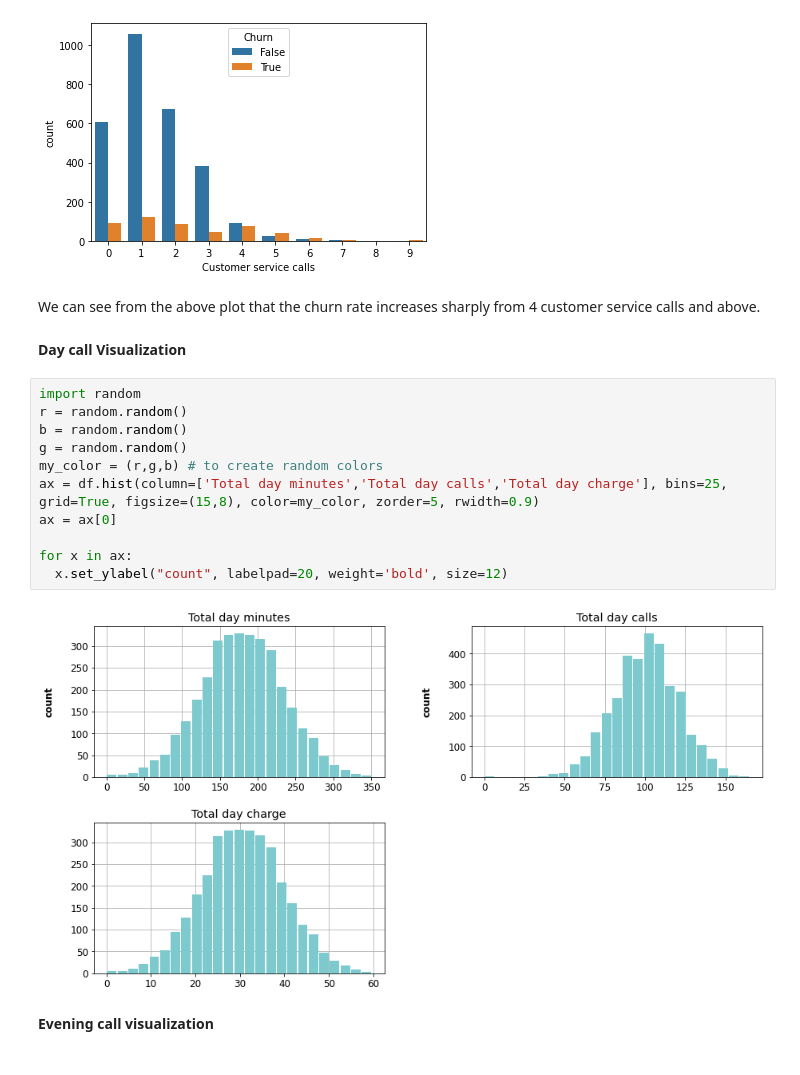
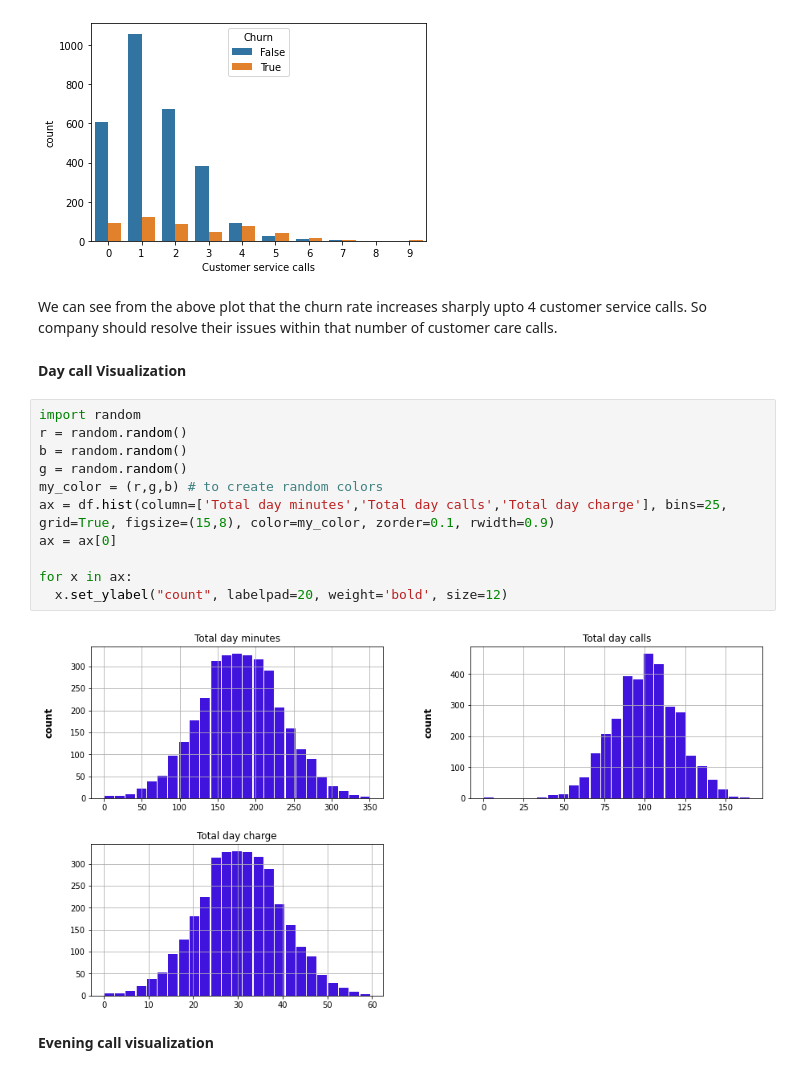
Before and after one commit to Ka275578/telecom_churn_analysis, a Jupyter notebook: telecom_churn_analysis.ipynb, the cells around one changed output. Cells and saved outputs as stored; diff of their text form.

```diff
--- a/telecom_churn_analysis.ipynb
+++ b/telecom_churn_analysis.ipynb
@@ -538,22 +563,22 @@ sns.countplot(x="Customer service calls", hue="Churn", data=df)
 <matplotlib.axes._subplots.AxesSubplot at 0x...>
 [figure]
 # %% [markdown]
-We can see from the above plot that the churn rate increases sharply from 4 customer service calls and above.
+We can see from the above plot that the churn rate increases sharply upto 4 customer service calls. So company should resolve their issues within that number of customer care calls.
 # %% [markdown]
 **Day call Visualization**
 # %%
 import random
 r = random.random()
 b = random.random()
 g = random.random()
 my_color = (r,g,b) # to create random colors
-ax = df.hist(column=['Total day minutes','Total day calls','Total day charge'], bins=25, grid=True, figsize=(15,8), color=my_color, zorder=5, rwidth=0.9)
+ax = df.hist(column=['Total day minutes','Total day calls','Total day charge'], bins=25, grid=True, figsize=(15,8), color=my_color, zorder=0.1, rwidth=0.9)
 ax = ax[0]
 
 for x in ax:
   x.set_ylabel("count", labelpad=20, weight='bold', size=12)
 # %% [output]
-[figure, old version]
+[figure, new version]
 # %% [markdown]
 **Evening call visualization**
 # %%
```
Also changed, not shown: parts of 23 cells of this notebook.
